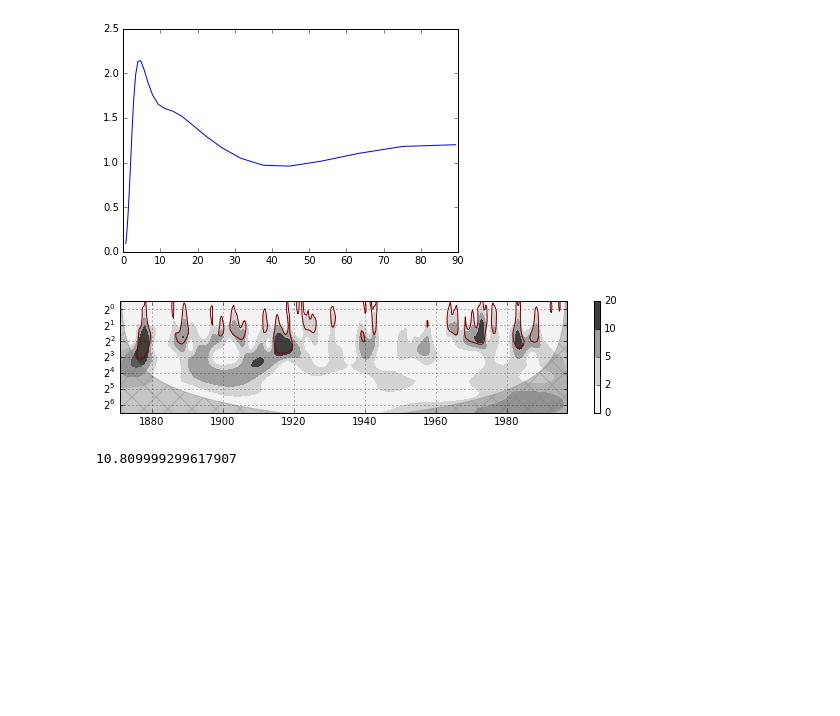
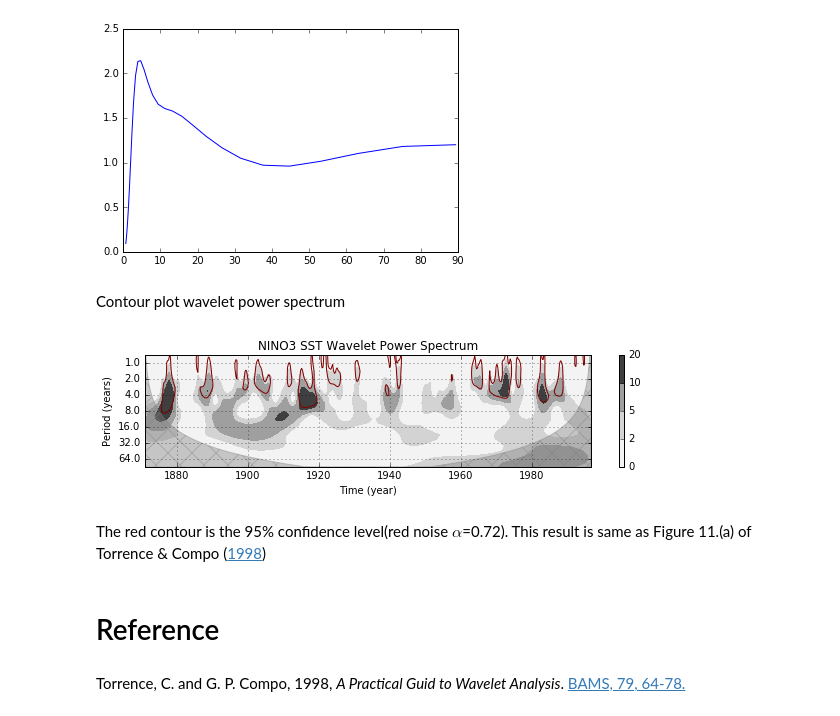
Before and after one commit to SNU-sunday/fisspy, a Jupyter notebook: fisspy/analysis/sample/wavelet.ipynb, the cells around one changed output. Cells and saved outputs as stored; diff of their text form; code cells hidden in the pictures; blank space fills up the shorter version.

Commit message:
wavelet

```diff
--- a/fisspy/analysis/sample/wavelet.ipynb
+++ b/fisspy/analysis/sample/wavelet.ipynb
@@ -127,20 +129,30 @@ plt.plot(period,gws)
 [figure]
 # %%
 levels = [0,2, 5,  10,20]
+# %% [markdown]
+Contour plot wavelet power spectrum
 # %%
 plt.figure(figsize=(10,2))
 cmap=plt.cm.gray_r
 cs=plt.contourf(time, period[:],power, len(levels),cmap=cmap)
 im=plt.contourf(cs,levels=levels,cmap=cmap)
 plt.contour(time,period[:],sig95,[-99,1],color='k')
-plt.fill_between(time,coi,coi.max(),color='grey',alpha=0.4,hatch='x')
+plt.fill_between(time,coi,period.max(),color='grey',alpha=0.4,hatch='x')
 plt.ylim([period.max(),period.min()])
 plt.yscale('log',basey=2)
+plt.xlabel('Time (year)')
+plt.ylabel('Period (years)')
+ax=plt.gca().yaxis
+ax.set_major_formatter(ticker.ScalarFormatter())
+plt.ticklabel_format(axis='y',style='plain')
+plt.title('NINO3 SST Wavelet Power Spectrum')
 plt.colorbar(im)
 plt.grid()
 # %% [output]
-[figure, old version]
+[figure, new version]
-# %%
-power[15,156]
-# %% [output]
-10.809999299617907
+# %% [markdown]
+The red contour is the 95% confidence level(red noise $\alpha$=0.72). This result is same as Figure 11.(a) of Torrence & Compo ([1998](http://paos.colorado.edu/research/wavelets/bams_79_01_0061.pdf))
+# %% [markdown]
+# Reference
+# %% [markdown]
+Torrence, C. and G. P. Compo, 1998, <I>A Practical Guid to Wavelet Analysis</I>. [BAMS, 79, 64-78.](http://paos.colorado.edu/research/wavelets/bams_79_01_0061.pdf)
```
Also changed, not shown: parts of 1 cell of this notebook, 1 other file.
